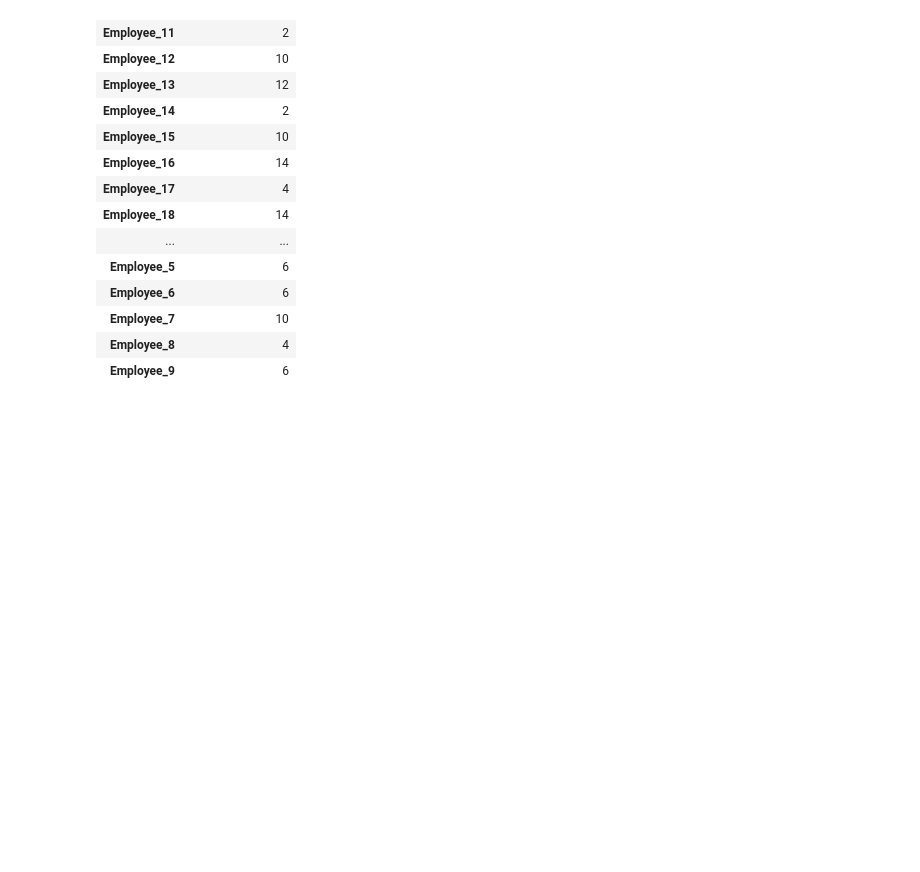
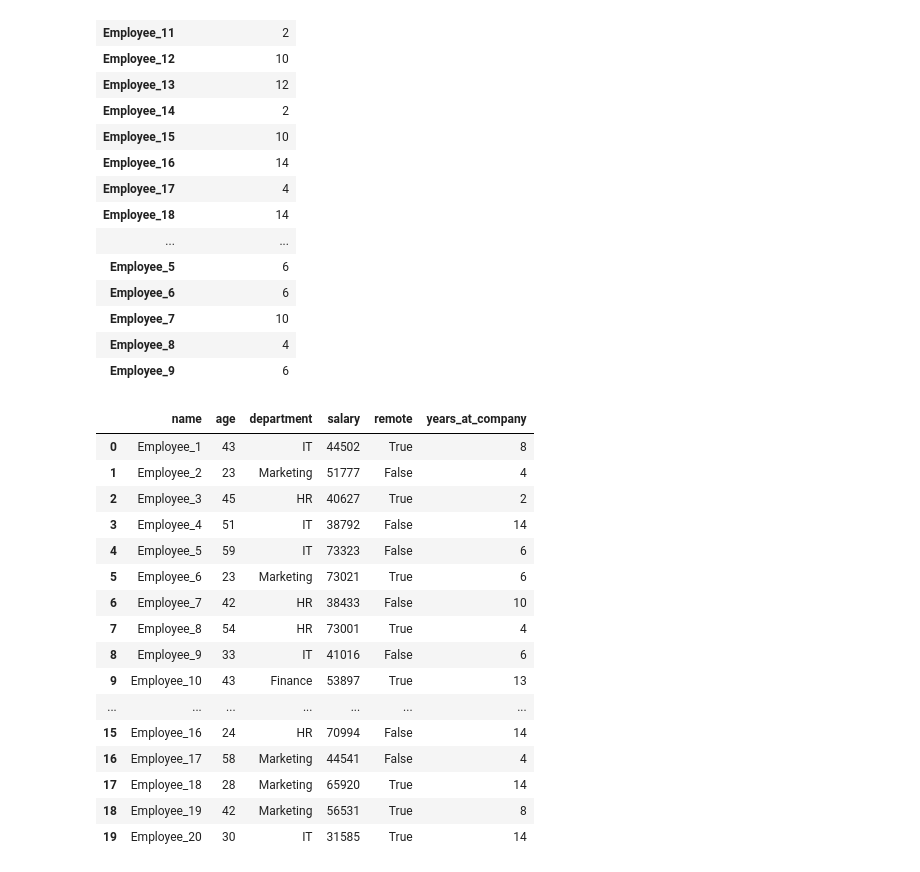
Before and after one commit to al-jpacho/employee-data-exploration, a Jupyter notebook: data_exploration.ipynb, the cells around one changed output. Cells and saved outputs as stored; diff of their text form; code cells hidden in the pictures; blank space fills up the shorter version.

Commit message:
displaying all the data columns in the table to see if there are any missing values

```diff
--- a/data_exploration.ipynb
+++ b/data_exploration.ipynb
@@ -193,3 +193,23 @@ df.groupby('name')[['years_at_company']].max()
 | Employee_7 | 10 |
 | Employee_8 | 4 |
 | Employee_9 | 6 |
+# %%
+df[['name', 'age', 'department', 'salary', 'remote', 'years_at_company']]
+# %% [output]
+|  | name | age | department | salary | remote | years_at_company |
+| 0 | Employee_1 | 43 | IT | 44502 | True | 8 |
+| 1 | Employee_2 | 23 | Marketing | 51777 | False | 4 |
+| 2 | Employee_3 | 45 | HR | 40627 | True | 2 |
+| 3 | Employee_4 | 51 | IT | 38792 | False | 14 |
+| 4 | Employee_5 | 59 | IT | 73323 | False | 6 |
+| 5 | Employee_6 | 23 | Marketing | 73021 | True | 6 |
+| 6 | Employee_7 | 42 | HR | 38433 | False | 10 |
+| 7 | Employee_8 | 54 | HR | 73001 | True | 4 |
+| 8 | Employee_9 | 33 | IT | 41016 | False | 6 |
+| 9 | Employee_10 | 43 | Finance | 53897 | True | 13 |
+| ... | ... | ... | ... | ... | ... | ... |
+| 15 | Employee_16 | 24 | HR | 70994 | False | 14 |
+| 16 | Employee_17 | 58 | Marketing | 44541 | False | 4 |
+| 17 | Employee_18 | 28 | Marketing | 65920 | True | 14 |
+| 18 | Employee_19 | 42 | Marketing | 56531 | True | 8 |
+| 19 | Employee_20 | 30 | IT | 31585 | True | 14 |
```
